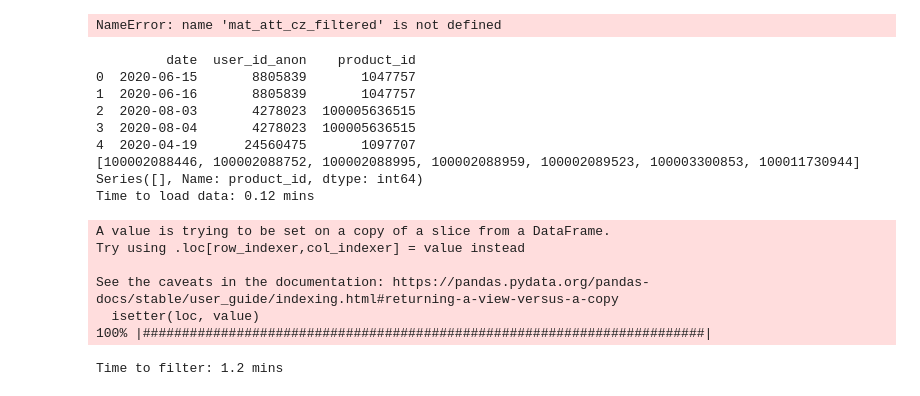
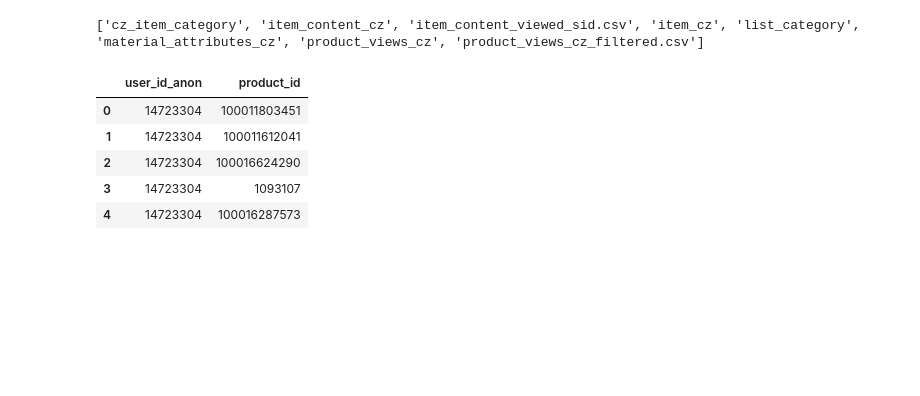
Before and after one commit to pajav7/cross-sell-app, a Jupyter notebook: filterMaterialAttributes.ipynb, the cells around one changed output. Cells and saved outputs as stored; diff of their text form; code cells hidden in the pictures; blank space fills up the shorter version.

```diff
--- a/filterMaterialAttributes.ipynb
+++ b/filterMaterialAttributes.ipynb
@@ -265,52 +1,20 @@ print(mat_att_cz_filtered)
-# %%
-# material_attributes_cz_filtered[material_attributes_cz_filtered["LIST_MATERIAL_ID"] == [100000398162]]
-print(mat_att_cz_filtered.loc[len(mat_att_cz_filtered["NAME_GROUPING"])>8, "NAME_GROUPING"])
-# %% [output]
-NameError: name 'mat_att_cz_filtered' is not defined
-# %%
-t = time()
-pbar2 = ProgressBar()
-
-def rewriteIDs(setToRewriteIDs, nameColumn, setListIDs, nameListColumn):
-    for i in pbar2(setListIDs[nameListColumn]):
-        if len(i)>1:
-            if(len(setToRewriteIDs.loc[(setToRewriteIDs[nameColumn].isin(i)), nameColumn])):
-#                 print(len(setToRewriteIDs.loc[(setToRewriteIDs[nameColumn].isin(i)), nameColumn]))
-#                 print(setToRewriteIDs.loc[(setToRewriteIDs[nameColumn].isin(i))])
-                setToRewriteIDs.loc[(setToRewriteIDs[nameColumn].isin(i)), nameColumn] = i[0]
-#                 print(i)
-#                 print(setToRewriteIDs[setToRewriteIDs[nameColumn] == i[0]])
-
-header_list = ['date','user_id_anon','product_id']
-product_views_cz = pd.read_csv("Data/product_views_cz", usecols = header_list, nrows = 100000)
-data_2020 = product_views_cz[product_views_cz['date'].str.startswith("2020")]
-print(data_2020.head())
-# print(data_2020.dtypes)
-
-i = mat_att_cz_filtered.iloc[0]["LIST_MATERIAL_ID"]
-print(i)
-print(data_2020.loc[data_2020["product_id"].isin(i),"product_id"])
-
-t2 = time()
-print('Time to load data: {} mins '.format(round((t2 - t) / 60, 2)))
-
-rewriteIDs(data_2020, "product_id", mat_att_cz_filtered, "LIST_MATERIAL_ID")
-
-print('Time to filter: {} mins '.format(round((time() - t2) / 60, 2)))
-# %% [output]
-         date  user_id_anon    product_id
-0  2020-06-15       8805839       1047757
-1  2020-06-16       8805839       1047757
-2  2020-08-03       4278023  100005636515
-3  2020-08-04       4278023  100005636515
-4  2020-04-19      24560475       1097707
-[100002088446, 100002088752, 100002088995, 100002088959, 100002089523, 100003300853, 100011730944]
-Series([], Name: product_id, dtype: int64)
-Time to load data: 0.12 mins
-A value is trying to be set on a copy of a slice from a DataFrame.
-Try using .loc[row_indexer,col_indexer] = value instead
-
-See the caveats in the documentation: https://pandas.pydata.org/pandas-docs/stable/user_guide/indexing.html#returning-a-view-versus-a-copy
-  isetter(loc, value)
-100% |########################################################################|
-Time to filter: 1.2 mins
+# %%
+import pandas as pd
+from progressbar import ProgressBar
+import csv
+from time import time  # To time our operations
+import os
+os.listdir()
+print(os.listdir("Data/"))#Contents of the Data folder
+# %% [output]
+['cz_item_category', 'item_content_cz', 'item_content_viewed_sid.csv', 'item_cz', 'list_category', 'material_attributes_cz', 'product_views_cz', 'product_views_cz_filtered.csv']
+# %%
+product_views_cz = pd.read_csv("Data/product_views_cz_filtered.csv",low_memory=False,encoding="utf-8")
+product_views_cz.head()
+# %% [output]
+|  | user_id_anon | product_id |
+| 0 | 14723304 | 100011803451 |
+| 1 | 14723304 | 100011612041 |
+| 2 | 14723304 | 100016624290 |
+| 3 | 14723304 | 1093107 |
+| 4 | 14723304 | 100016287573 |
```
Also changed, not shown: parts of 44 cells of this notebook.
